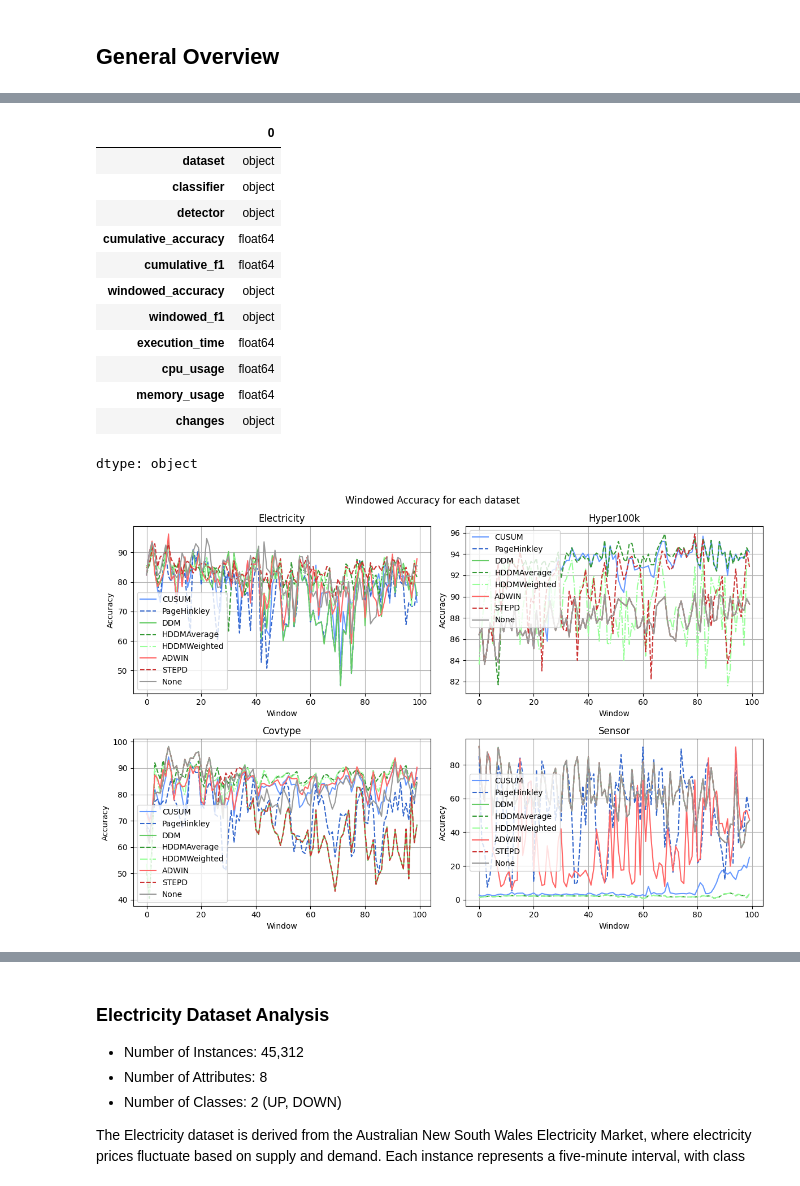
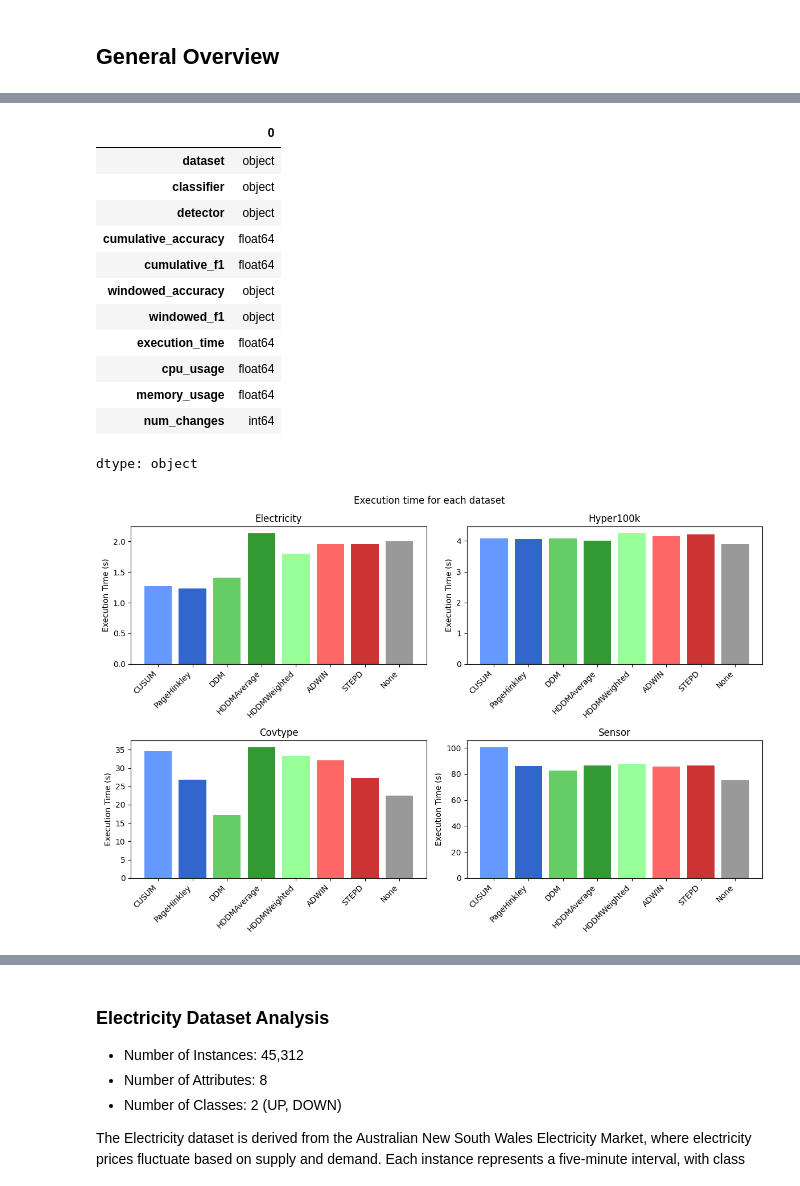
Before and after one commit to Streaming-Data-Analytics/2024-2025_Benchmarking-Detectors-in-SML, a Jupyter notebook: notebooks/Benchmarking.ipynb, the cells around one changed output, grey strips where cells are left out. Drawn from its saved outputs; the diff is of its cells as text; code cells hidden in the pictures.

```diff
--- a/notebooks/Benchmarking.ipynb
+++ b/notebooks/Benchmarking.ipynb
@@ -33,10 +33,10 @@ df["detector"] = df["detector"].replace(np.nan, "None")
 # %%
 df[['dataset', 'classifier', 'detector']] = df[['dataset', 'classifier', 'detector']].astype(str)
 
-list_cols = ['windowed_accuracy', 'windowed_f1', 'changes']
-df[list_cols] = df[list_cols].replace({'': '[]'})
+list_cols = ['windowed_accuracy', 'windowed_f1']
 
-for col in list_cols:
+# Transform into list
+for col in list_cols: #
     df[col] = df[col].apply(lambda x: list(map(float, str(x).strip('[]').split(','))) if isinstance(x, str) and x != '[]' else (x if isinstance(x, list) else []))
 # %%
 import matplotlib.pyplot as plt
@@ -102,34 +102,37 @@ df.dtypes
 | execution_time | float64 |
 | cpu_usage | float64 |
 | memory_usage | float64 |
-| changes | object |
+| num_changes | int64 |
 dtype: object
 # %%
+
 fig, axs = plt.subplots(2, 2, figsize=(12, 8))
-fig.suptitle(f"Windowed Accuracy for each dataset")
+fig.suptitle(f"Execution time for each dataset")
 
 for i, stream in enumerate(df['dataset'].unique()):
   row = i // 2
   col = i % 2
 
   axs[row, col].set_title(stream)
-  axs[row, col].set_xlabel("Window")
-  axs[row, col].set_ylabel("Accuracy")
+  axs[row, col].set_ylabel("Execution Time (s)")
 
 
+  detector_times = {}
+  bar_colors = []
 
   for detector in df['detector'].unique():
-    subset = df[(df['dataset'] == stream) & (df['detector'] == detector)]
-    if not subset.empty:
-      color, linestyle = get_plot_style(detector)
-      accuracy_list = subset['windowed_accuracy'].iloc[0]
-      axs[row, col].plot(range(len(accuracy_list)), accuracy_list, label=detector,color=color, linestyle=linestyle)
+      subset = df[(df['dataset'] == stream) & (df['detector'] == detector)]
+      if not subset.empty:
+          detector_times[detector] = subset['execution_time'].iloc[0]
+          color, _ = get_plot_style(detector)
+          bar_colors.append(color)
 
+  axs[row, col].bar(detector_times.keys(), detector_times.values(), color=bar_colors)
+  axs[row, col].set_xticks(list(detector_times.keys()))
+  axs[row, col].set_xticklabels(list(detector_times.keys()), rotation=45, ha='right')
 
-  axs[row, col].legend()
-  axs[row, col].grid(True)
 
 plt.tight_layout()
 plt.show()
 # %% [output]
-[figure, old version]
+[figure, new version]
```
Also changed, not shown: parts of 22 cells of this notebook, 4 other files.
